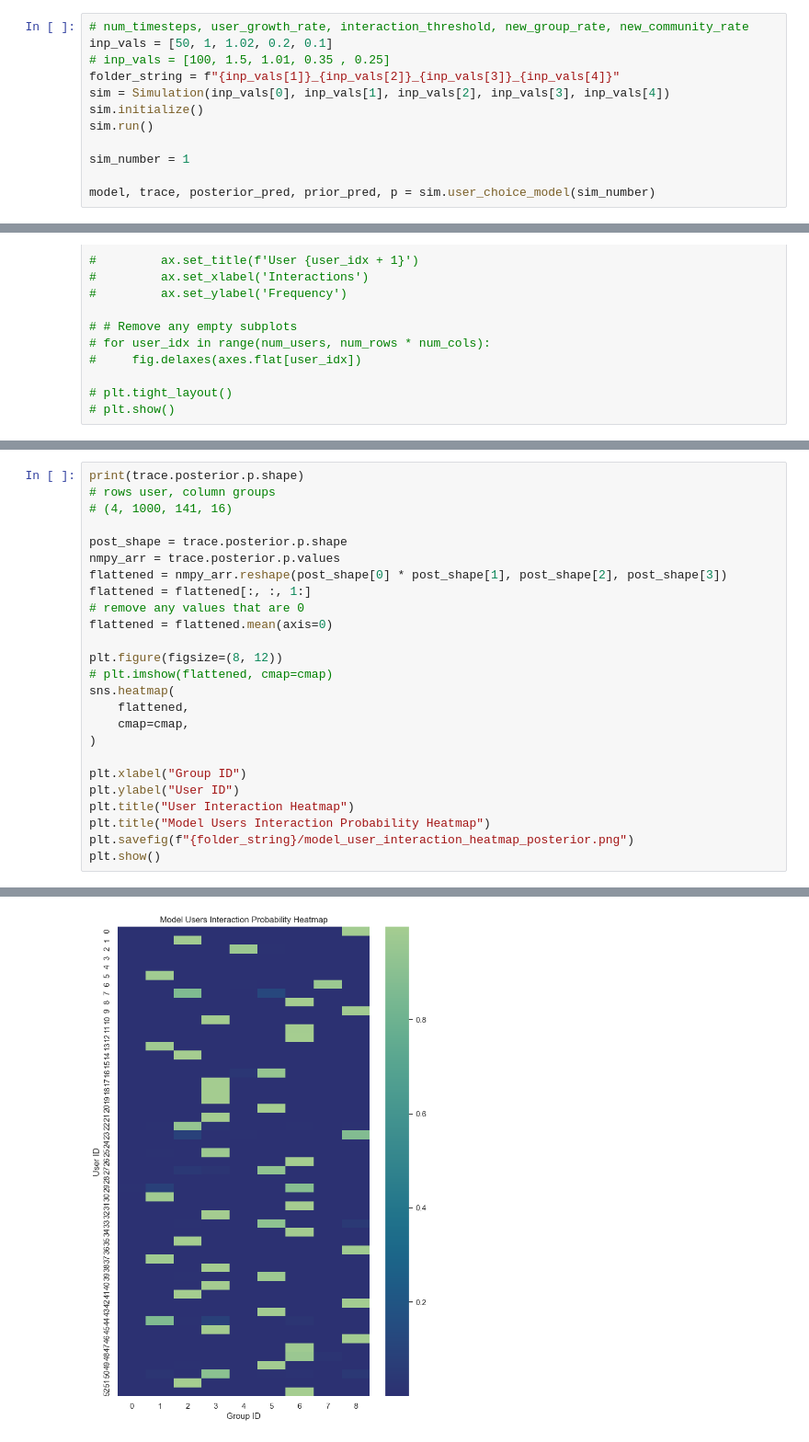
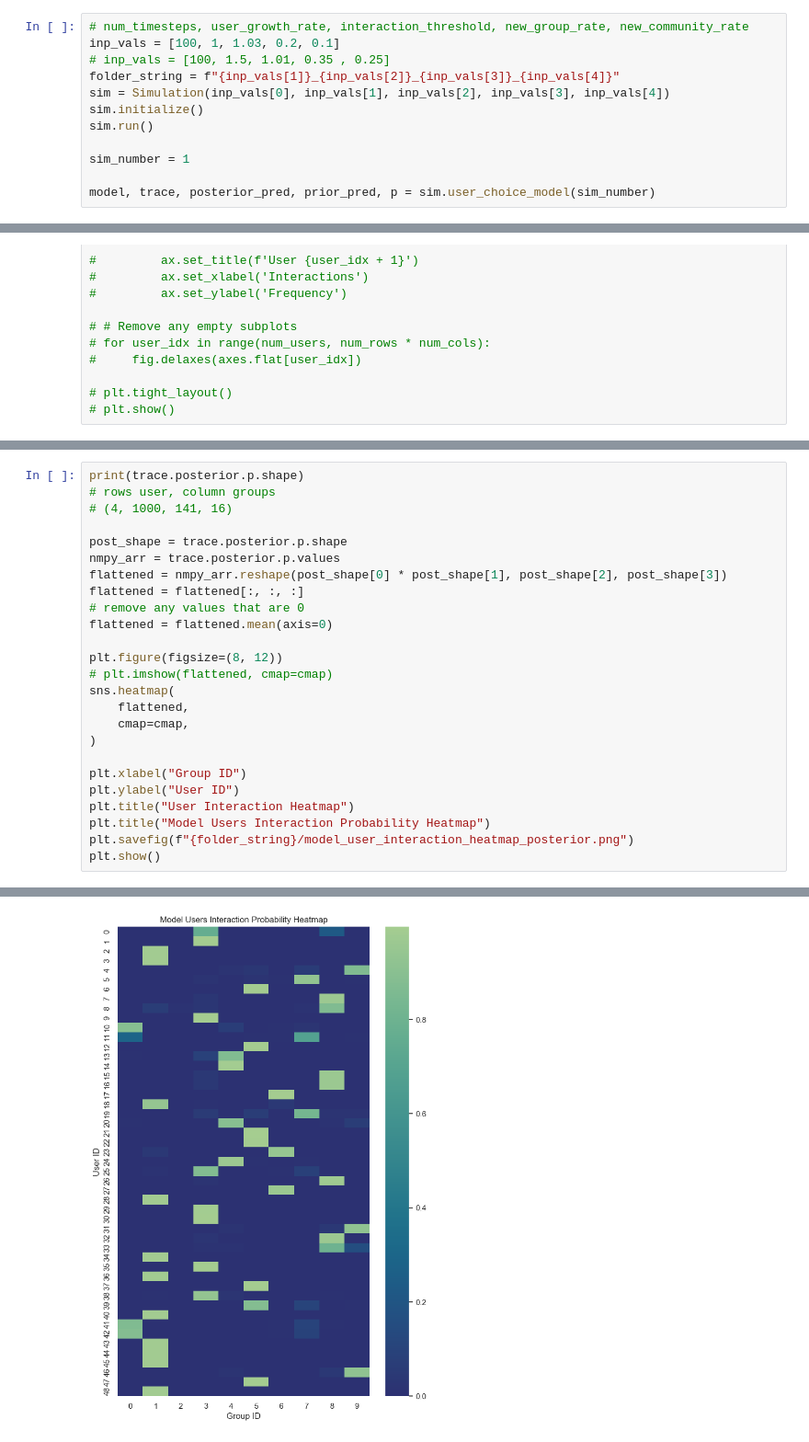
Before and after one commit to Jayman391/STAT-6300-Final, a Jupyter notebook: choice_model.ipynb, the cells around one changed output, grey strips where cells are left out. Shown at 92% size. Saved outputs shown, nothing was run; the diff lists cells and outputs as text.

```diff
--- a/choice_model.ipynb
+++ b/choice_model.ipynb
@@ -873,6 +870,6 @@ NameError: name 'gis' is not defined
 # %%
 # num_timesteps, user_growth_rate, interaction_threshold, new_group_rate, new_community_rate
-inp_vals = [50, 1, 1.02, 0.2, 0.1]
+inp_vals = [100, 1, 1.03, 0.2, 0.1]
 # inp_vals = [100, 1.5, 1.01, 0.35 , 0.25]
 folder_string = f"{inp_vals[1]}_{inp_vals[2]}_{inp_vals[3]}_{inp_vals[4]}"
 sim = Simulation(inp_vals[0], inp_vals[1], inp_vals[2], inp_vals[3], inp_vals[4])
@@ -1257,7 +1344,7 @@ print(trace.posterior.p.shape)
 post_shape = trace.posterior.p.shape
 nmpy_arr = trace.posterior.p.values
 flattened = nmpy_arr.reshape(post_shape[0] * post_shape[1], post_shape[2], post_shape[3])
-flattened = flattened[:, :, 1:]
+flattened = flattened[:, :, :]
 # remove any values that are 0
 flattened = flattened.mean(axis=0)
 
@@ -1279 +1366 @@ plt.show()
-[figure, old version]
+[figure, new version]
```
Also changed, not shown: parts of 12 cells of this notebook, 9 other files.
